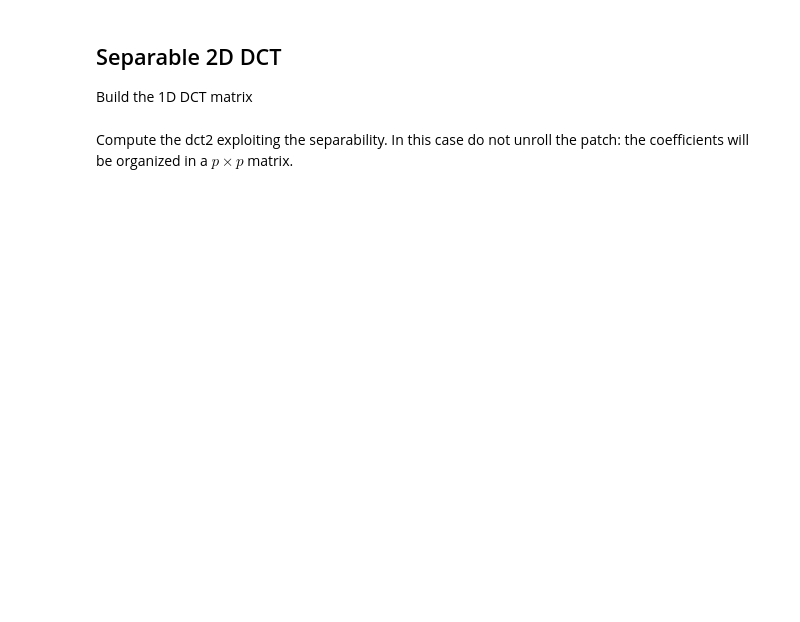
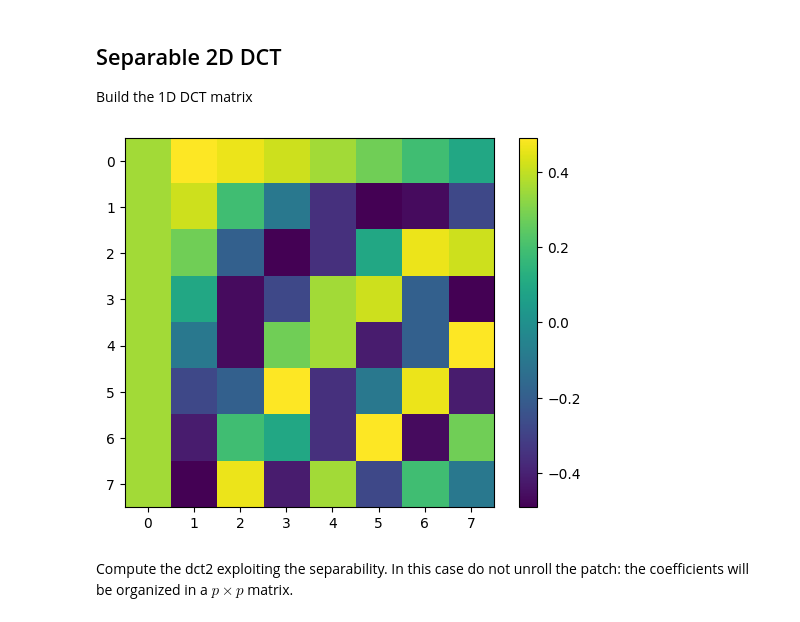
Before and after one commit to Pecneb/MMMIP_Assignments, a Jupyter notebook: Assignments/lez_2_DCT_images.ipynb, the cells around one changed output. Drawn from its saved outputs; the diff is of its cells as text; code cells hidden in the pictures; blank space fills up the shorter version.

```diff
--- a/Assignments/lez_2_DCT_images.ipynb
+++ b/Assignments/lez_2_DCT_images.ipynb
@@ -124,6 +121,14 @@ Build the 1D DCT matrix
 # %%
 D1 = np.zeros((p, p))
 for i in range(p):
-    D1[:, i] = #
+    a = np.zeros(p)
+    a[i] = 1
+    D1[:, i] = idct(a, norm="ortho")
+D1.shape
+plt.imshow(D1)
+plt.colorbar()
+plt.show()
+# %% [output]
+[figure, added]
 # %% [markdown]
 Compute the dct2 exploiting the separability. In this case do not unroll the patch: the coefficients will be organized in a $p\times p$ matrix.
```
Also changed, not shown: parts of 13 cells of this notebook, 2 other files.
